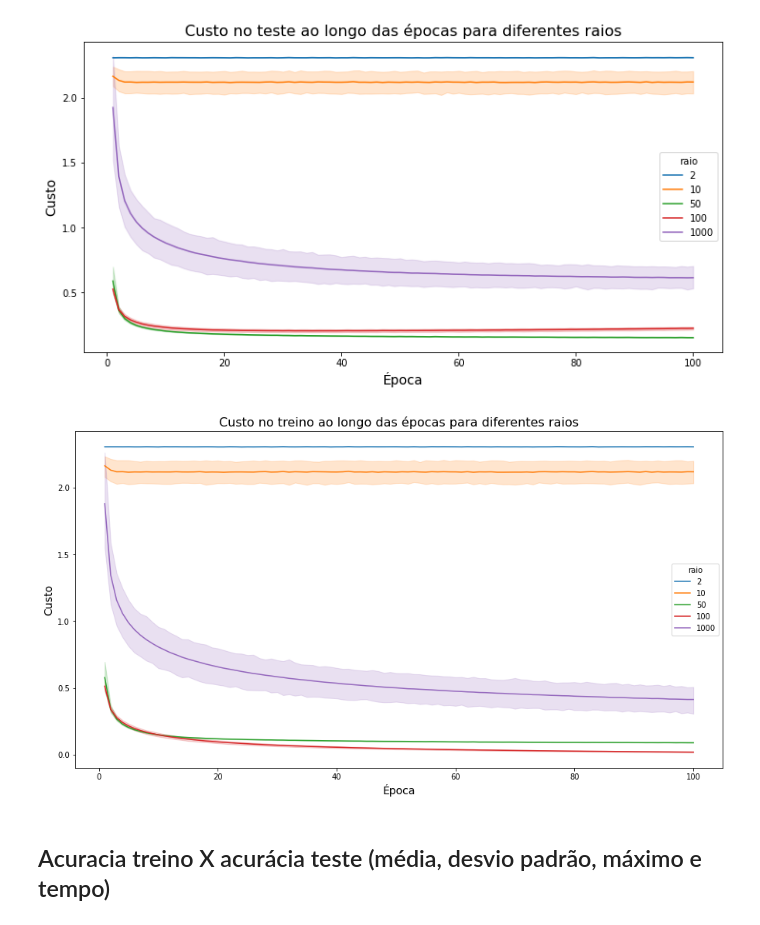
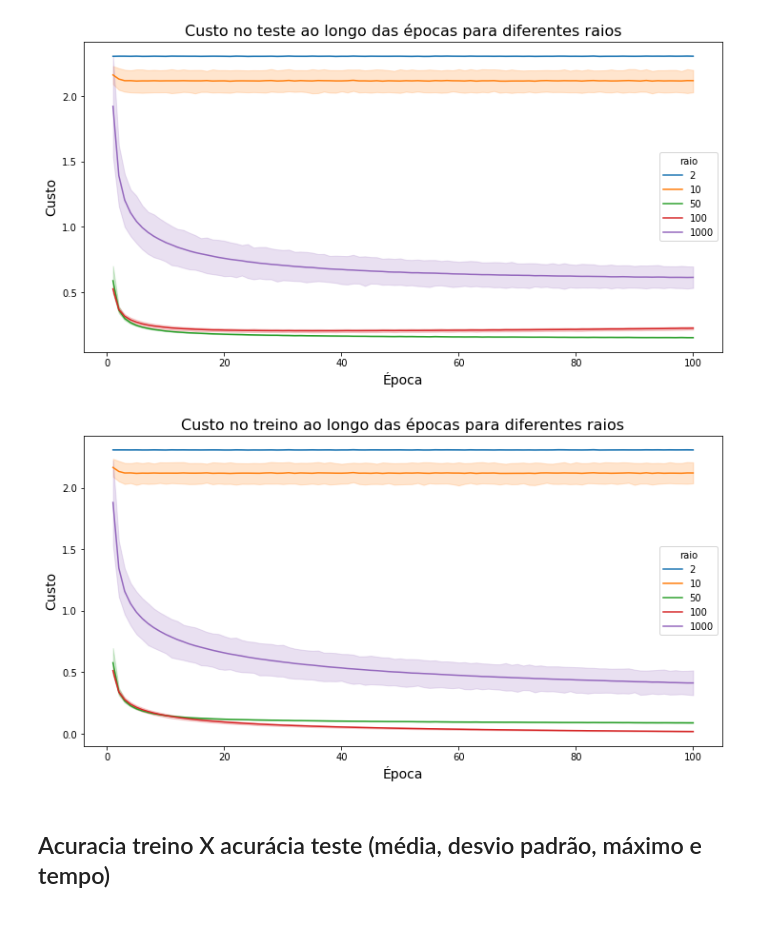
Before and after one commit to vitormgou/FDIPA-ANN, a Jupyter notebook: filtragem_resultados.ipynb, the cells around one changed output. Drawn from its saved outputs; the diff is of its cells as text; code cells hidden in the pictures.

```diff
--- a/filtragem_resultados.ipynb
+++ b/filtragem_resultados.ipynb
@@ -105,14 +105,14 @@ plt.show()
 # %% [output]
 [figure]
 # %%
-plt.figure(figsize=(15, 8))
+plt.figure(figsize=(12, 6))
 sns.lineplot(x = 'epoca', y = 'perda_treino', hue='raio', data=perda_treino_raio_ts, palette = 'tab10')
 plt.title('Custo no treino ao longo das épocas para diferentes raios',fontsize=16)
 plt.xlabel('Época', fontsize=14)
 plt.ylabel('Custo', fontsize=14)
 plt.show()
 # %% [output]
-[figure, old version]
+[figure, new version]
 # %% [markdown]
 ## Acuracia treino X acurácia teste (média, desvio padrão, máximo e tempo)
 # %%
```
Also changed, not shown: parts of 18 cells of this notebook, 3 other files.
